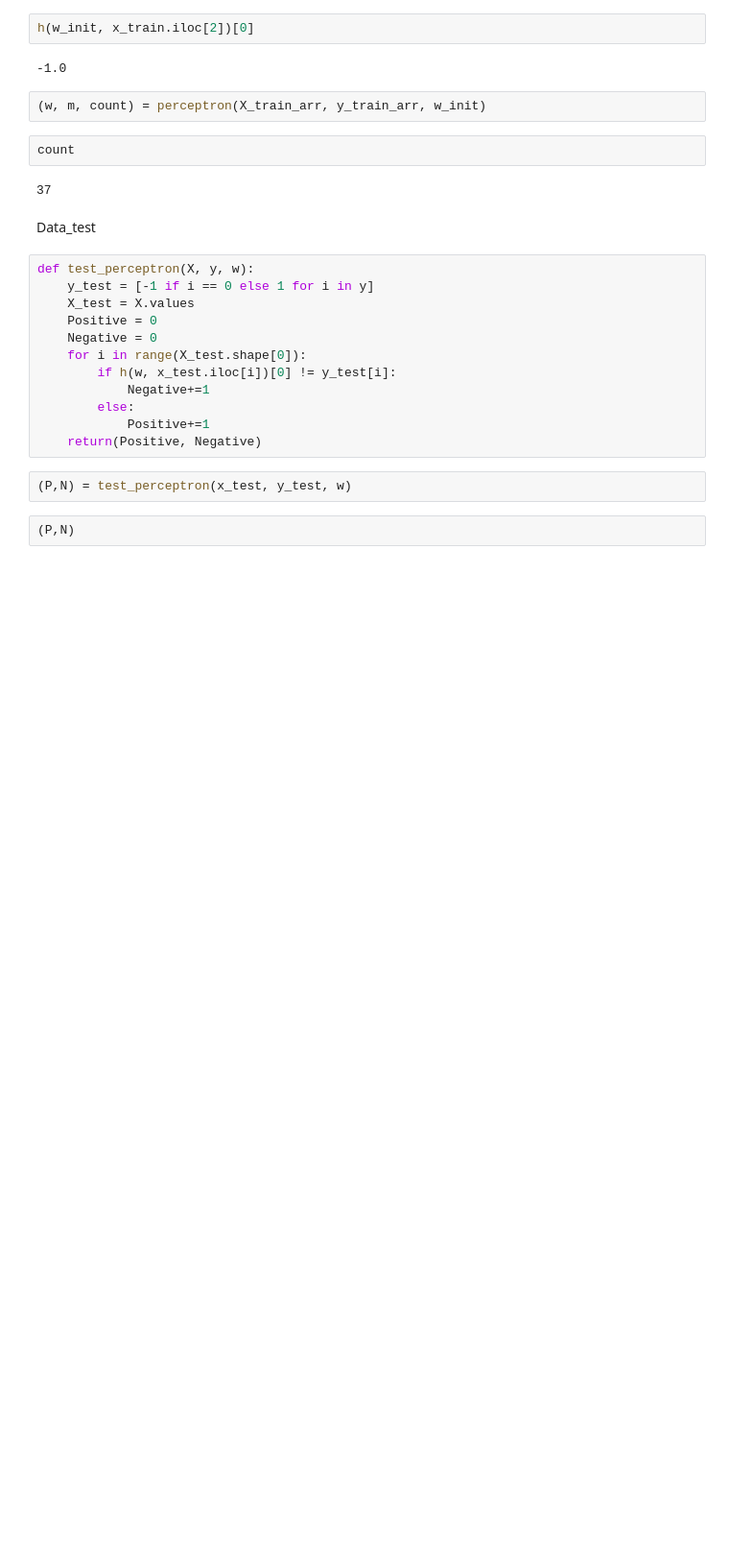
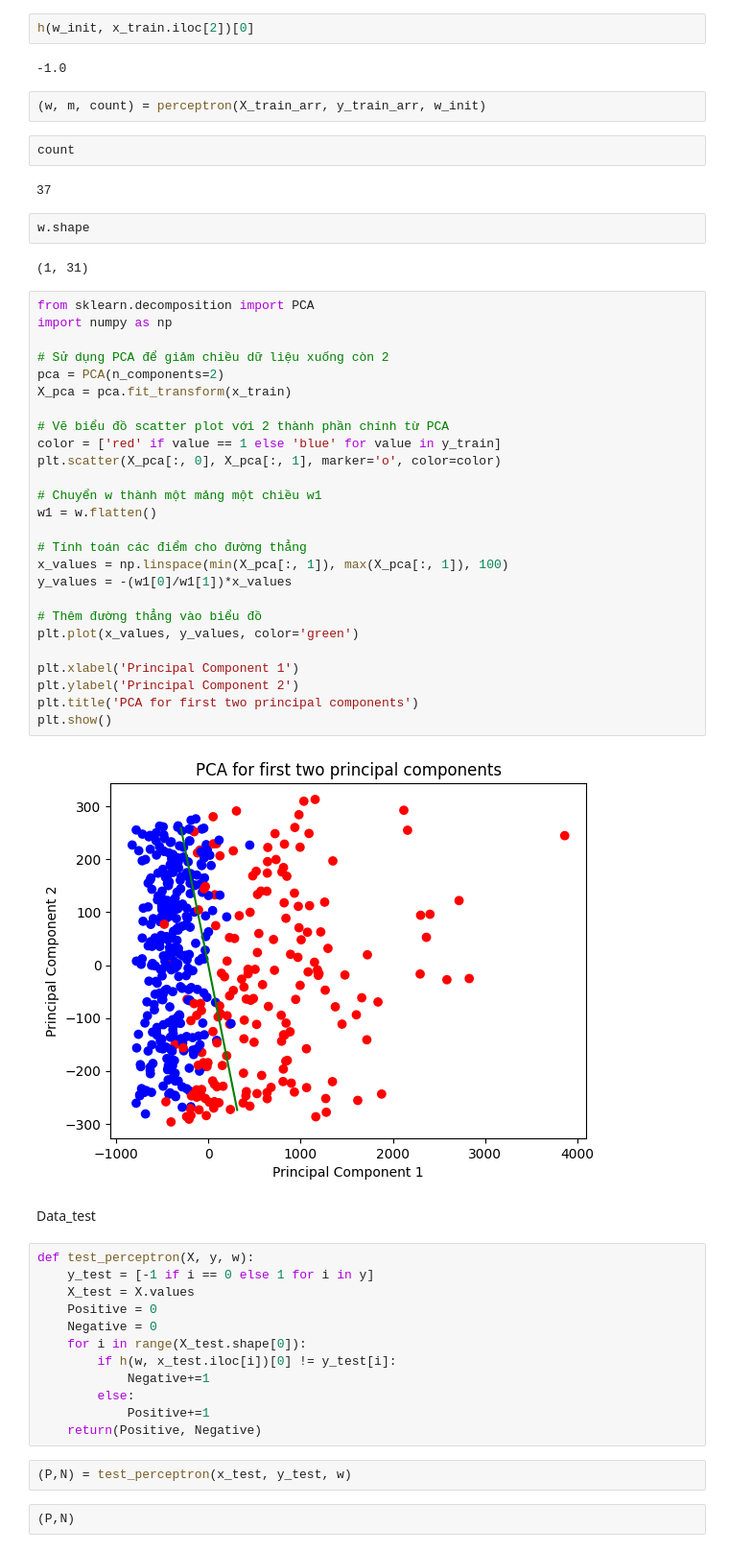
Before and after one commit to Nguyenduyhau13/Project_machine, a Jupyter notebook: train_model_3.ipynb, the cells around one changed output. Shown at 96% size. Drawn from its saved outputs; the diff is of its cells as text; blank space fills up the shorter version.

```diff
--- a/train_model_3.ipynb
+++ b/train_model_3.ipynb
@@ -122,6 +122,38 @@ h(w_init, x_train.iloc[2])[0]
 count
 # %% [output]
 37
+# %%
+w.shape
+# %% [output]
+(1, 31)
+# %%
+from sklearn.decomposition import PCA
+import numpy as np
+
+# Sử dụng PCA để giảm chiều dữ liệu xuống còn 2
+pca = PCA(n_components=2)
+X_pca = pca.fit_transform(x_train)
+
+# Vẽ biểu đồ scatter plot với 2 thành phần chính từ PCA
+color = ['red' if value == 1 else 'blue' for value in y_train]
+plt.scatter(X_pca[:, 0], X_pca[:, 1], marker='o', color=color)
+
+# Chuyển w thành một mảng một chiều w1
+w1 = w.flatten()
+
+# Tính toán các điểm cho đường thẳng
+x_values = np.linspace(min(X_pca[:, 1]), max(X_pca[:, 1]), 100)
+y_values = -(w1[0]/w1[1])*x_values
+
+# Thêm đường thẳng vào biểu đồ
+plt.plot(x_values, y_values, color='green')
+
+plt.xlabel('Principal Component 1')
+plt.ylabel('Principal Component 2')
+plt.title('PCA for first two principal components')
+plt.show()
+# %% [output]
+[figure, added]
 # %% [markdown]
 Data_test
 # %%
```
Also changed, not shown: 1 other file.
